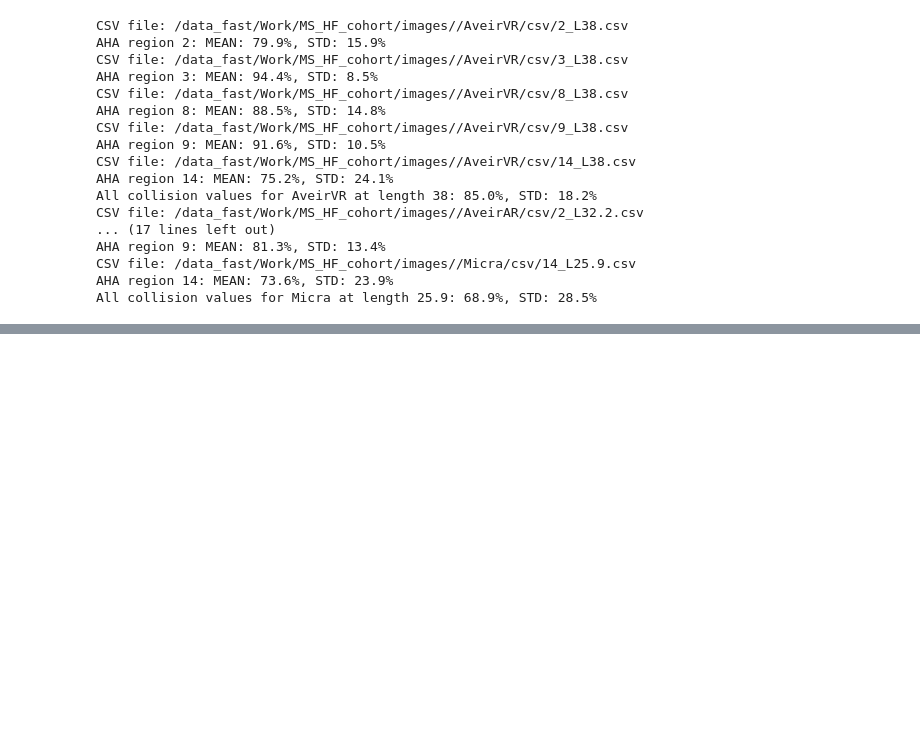
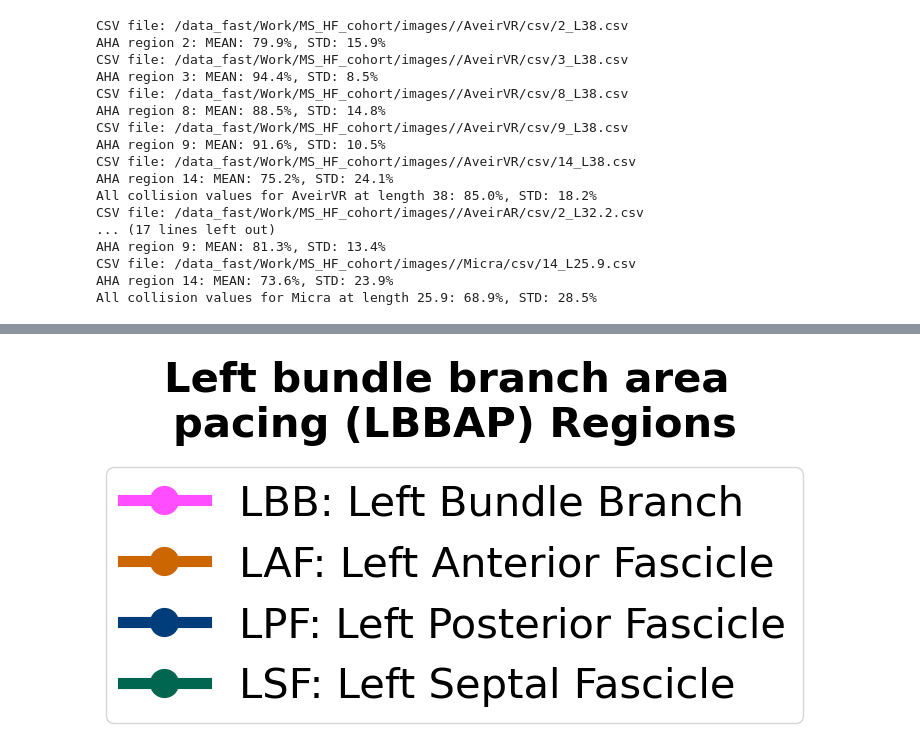
Before and after one commit to angela337/RV_pacing, a Jupyter notebook: Process_AHA_csv_to_plots_tables.ipynb, the cells around one changed output, grey strips where cells are left out. Cells and saved outputs as stored; diff of their text form; code cells hidden in the pictures; blank space fills up the shorter version.

```diff
--- a/Process_AHA_csv_to_plots_tables.ipynb
+++ b/Process_AHA_csv_to_plots_tables.ipynb
@@ -565,3 +881,64 @@ All collision values for Micra at length 25.9: 68.9%, STD: 28.5%
 # Micra TPS
 # Aveir AR
 # Aveir VR
+# %%
+import matplotlib.pyplot as plt
+from matplotlib.lines import Line2D
+
+def make_legend_box(fontsize=45):
+    if fontsize==45:
+        y_offset=-0.8
+    elif fontsize==30:
+        y_offset=-0.2
+    else:
+        y_offset=-0.1
+
+    # Combined dictionary: {id: (name, color)}
+    regions = {
+        20: ('LBB: Left Bundle Branch', "#FF4DFF"),
+        21: ('LAF: Left Anterior Fascicle', '#cc6600'),
+        22: ('LPF: Left Posterior Fascicle', "#003d7a"),
+        23: ('LSF: Left Septal Fascicle', "#00664f")
+    }
+
+    # Create legend handles (solid line + circle marker)
+    legend_elements = [
+        Line2D([0], [0], color=color, lw=8, marker='o', markersize=20, linestyle='-', label=name)
+        for name, color in regions.values()
+    ]
+
+    # Create a figure for the legend only
+    fig = plt.figure(figsize=(4, 2))
+
+    # Add the legend to the figure
+    # Add a bold figure title
+    fig.suptitle(
+        "Left bundle branch area \npacing (LBBAP) Regions",
+        fontsize=fontsize,
+        fontweight='bold',
+        color='black'
+    )
+    fig.legend(
+        handles=legend_elements,
+        loc='center',
+        bbox_to_anchor=(0.5, y_offset),    # move legend down (0.45 = 45% up from bottom)
+        ncol=1,
+        frameon=True,
+        fontsize=fontsize)
+
+    # Hide axes
+    plt.axis('off')
+    plt.subplots_adjust(top=0.85)
+    # Save or show
+    output_plot_path = '/data_fast/Work/MS_HF_cohort/images/plots'
+    plt.savefig(f'{output_plot_path}/legend_only.png', bbox_inches='tight')
+    plt.show()
+
+if __name__ == "__main__":
+    # For figure 5 plots legend
+    #make_legend_box(45)
+
+    # For Figure 1, small plot
+    make_legend_box(30)
+# %% [output]
+[figure, added]
```
Also changed, not shown: parts of 3 cells of this notebook, 4 other files.
